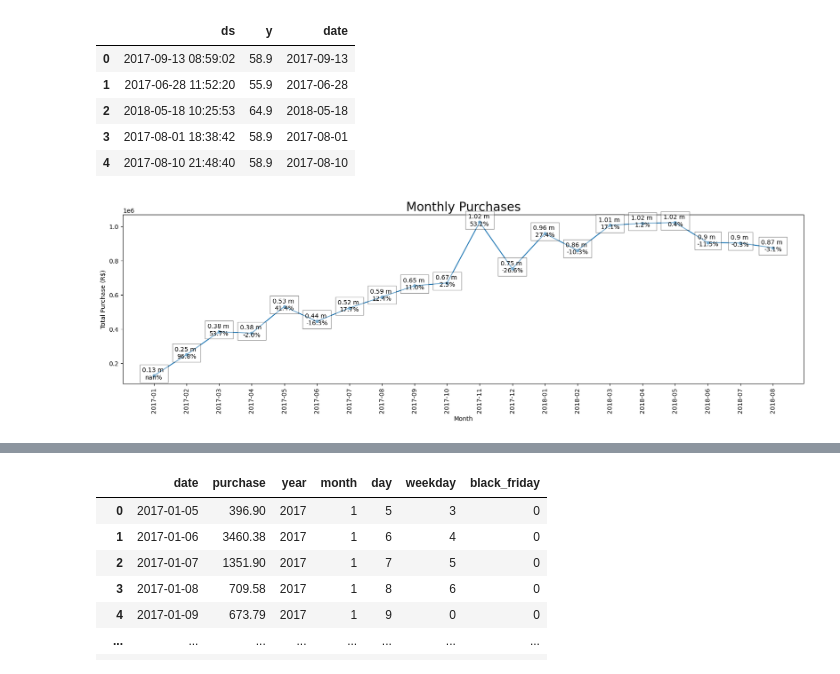
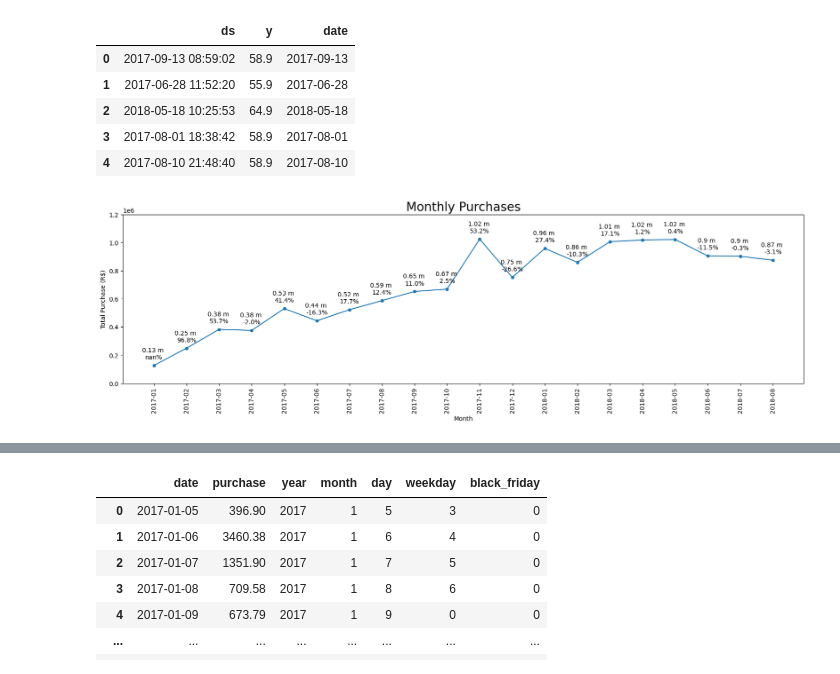
Before and after one commit to PurwadhikaDev/BetaGroup_JC_DS_FT_Batam_1_FinalProject, a Jupyter notebook: BetaGroup_JC_DS_FT_Batam_1_FinalProject.ipynb, the cells around one changed output, grey strips where cells are left out. Cells and saved outputs as stored; diff of their text form; code cells hidden in the pictures.

```diff
--- a/BetaGroup_JC_DS_FT_Batam_1_FinalProject.ipynb
+++ b/BetaGroup_JC_DS_FT_Batam_1_FinalProject.ipynb
@@ -262,10 +263,9 @@ df_orders['order_status'].unique()
 array(['delivered', 'shipped', 'invoiced', 'canceled', 'processing',
        'unavailable', 'approved'], dtype=object)
 # %%
-# Tidak menggunakan data dengan status pemesanan 'canceled'
-# Karna order status canceled dapat diartikan transaksi tidak berhasil
-df_orders = df_orders[~(df_orders['order_status']=='canceled')]
+# Exclude data with canceled and unavailable order status
+df_orders = df_orders[(~(df_orders['order_status']=='canceled'))&(~(df_orders['order_status']=='unavailable'))]
 
-print('Sudah tidak ada pemesanan status canceled')
+print('The status of orders with "canceled" and "unavailable" statuses no longer exist')
 df_orders['order_status'].unique()
 # %% [output]
@@ -417,31 +418,32 @@ display(
 | 3 | 2017-08-01 18:38:42 | 58.9 | 2017-08-01 |
 | 4 | 2017-08-10 21:48:40 | 58.9 | 2017-08-10 |
 # %%
-# Membuat grafik monthly purchases
+# Creating a monthly purchases graph
 df_monthly = df_ym.copy()
 df_monthly['date'] = df_monthly['date'].astype(str)
 
-# Menambahkan kolom baru ke data frame
+# Adding a new column to the dataframe
 df_monthly['pct_change'] = df_monthly['purchase'].pct_change() * 100
 
 plt.figure(figsize = (20,5))
 ax = sns.lineplot(data = df_monthly, x='date', y='purchase')
 sns.scatterplot(data = df_monthly, x='date', y='purchase')
+plt.yticks(ticks=range(0,1400000,200000))
 
-# Memberikan annotate pada grafik
+# Adding annotation to the graph
 for i, value in enumerate(df_monthly['purchase']):
     text = f'''{round(value/1e6, 2)} m
 {round(df_monthly["pct_change"][i], 1)}%'''
     ax.annotate(text, xy=(df_monthly['date'][i], value),
-                xytext=(df_monthly['date'][i], value+50000),
-                ha='center', va='top', bbox=dict(facecolor='white', alpha=0.4))
+                xytext=(df_monthly['date'][i], value+130000),
+                ha='center', va='top')
 
 plt.xticks(rotation = 90)
 plt.xticks(range(len(df_monthly)))
 plt.title('Monthly Purchases', size= 20)
 plt.ylabel('Total Purchase (R$)')
 plt.xlabel('Month')
 
 plt.show()
 # %% [output]
-[figure, old version]
+[figure, new version]
```
Also changed, not shown: parts of 187 cells of this notebook.
